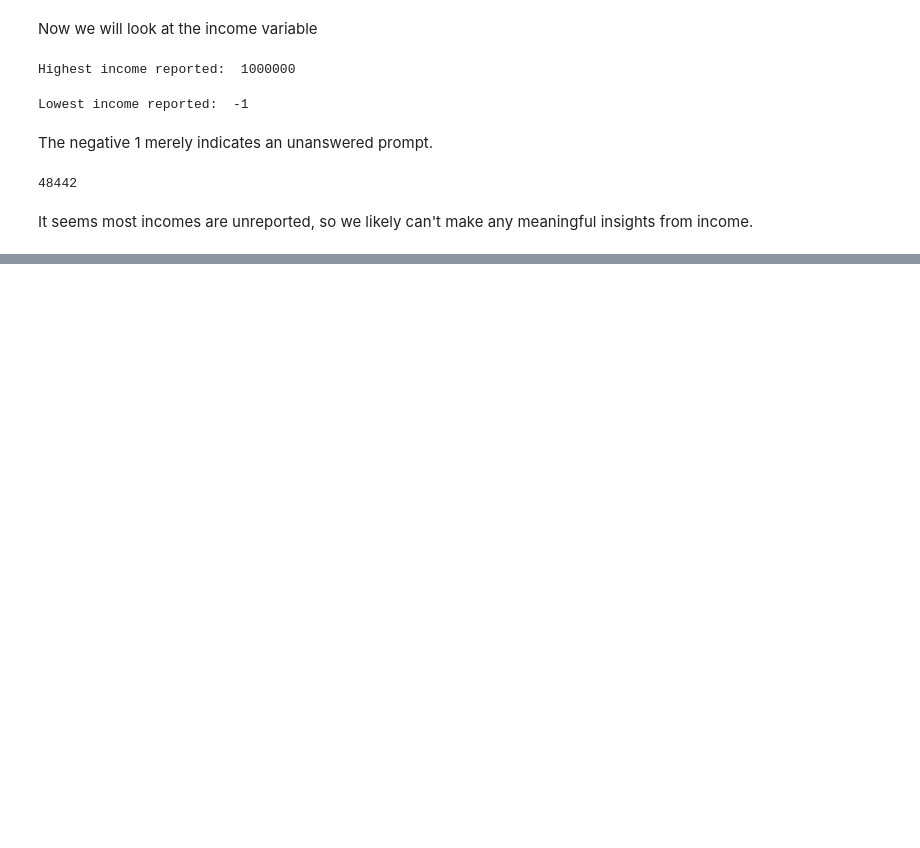
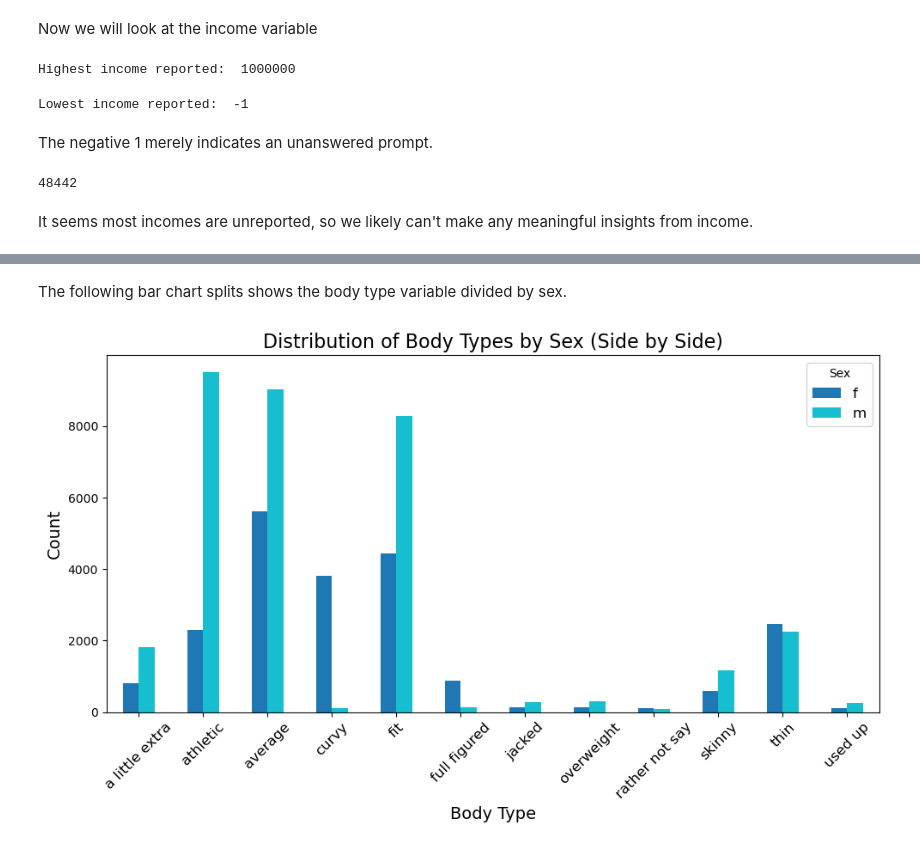
Before and after one commit to Kyloni417/OkCupid-Date-a-Scientist, a Jupyter notebook: date-a-scientist.ipynb, the cells around one changed output, grey strips where cells are left out. Saved outputs shown, nothing was run; the diff lists cells and outputs as text; code cells hidden in the pictures; blank space fills up the shorter version.

```diff
--- a/date-a-scientist.ipynb
+++ b/date-a-scientist.ipynb
@@ -220,0 +287,16 @@ plot_positive_incomes(profiles)
+# %% [markdown]
+The following bar chart splits shows the body type variable divided by sex.
+# %%
+# Plot the bar chart with bars placed side by side
+body_type_sex_counts.plot(kind='bar', figsize=(10, 6), colormap='tab10')
+
+# Add titles and labels
+plt.title('Distribution of Body Types by Sex (Side by Side)', fontsize=16)
+plt.xlabel('Body Type', fontsize=14)
+plt.ylabel('Count', fontsize=14)
+plt.xticks(rotation=45, fontsize=12)
+plt.legend(title='Sex', fontsize=12)
+plt.tight_layout()
+plt.show()
+# %% [output]
+[figure, added]
```
Also changed, not shown: parts of 8 cells of this notebook.
